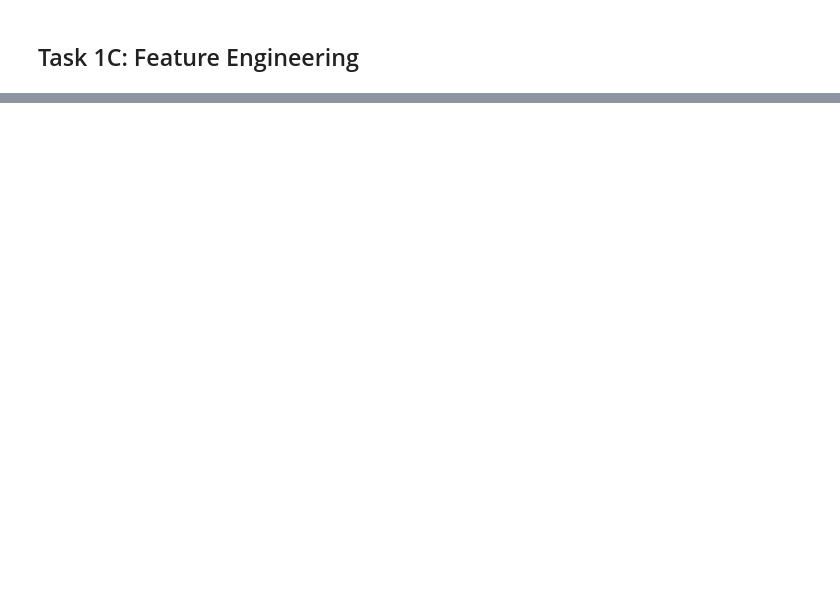
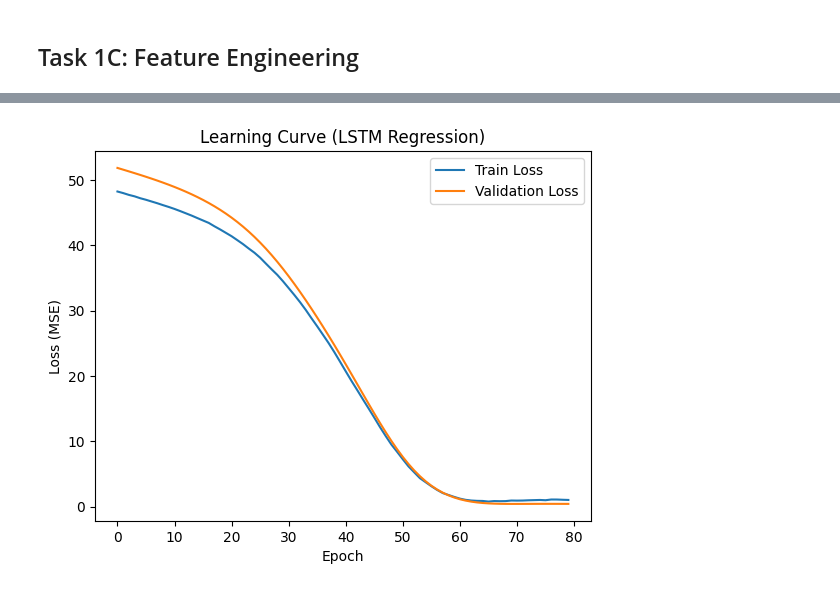
Before and after one commit to amee342/DataMining, a Jupyter notebook: data_exploratory_raghav.ipynb, the cells around one changed output, grey strips where cells are left out. Saved outputs shown, nothing was run; the diff lists cells and outputs as text; code cells hidden in the pictures; blank space fills up the shorter version.

```diff
--- a/data_exploratory_raghav.ipynb
+++ b/data_exploratory_raghav.ipynb
@@ -721,0 +535,85 @@ Accuracy: 0.6240601503759399
+# %%
+split = int(0.8 * len(X))
+X_train, X_test = X[:split], X[split:]
+y_train, y_test = y[:split], y[split:]
+# %%
+class MoodLSTMReg(nn.Module):
+    def __init__(self, input_size, hidden_size=64):
+        super().__init__()
+        self.lstm = nn.LSTM(input_size, hidden_size, batch_first=True)
+        self.dropout = nn.Dropout(0.3)
+        self.fc = nn.Linear(hidden_size, 1)
+
+    def forward(self, x):
+        _, (hidden, _) = self.lstm(x)
+        out = self.dropout(hidden[-1])
+        return self.fc(out).squeeze()
+# %%
+# Initialize model
+model_reg_lstm = MoodLSTMReg(input_size=X.shape[2])
+
+criterion = nn.MSELoss()
+optimizer = torch.optim.Adam(model_reg_lstm.parameters(), lr=0.001)
+
+train_losses = []
+val_losses = []
+
+# Convert to tensors (FLOAT!)
+X_train_t = torch.tensor(X_train, dtype=torch.float32)
+y_train_t = torch.tensor(y_train, dtype=torch.float32)
+
+X_val_t = torch.tensor(X_test, dtype=torch.float32)
+y_val_t = torch.tensor(y_test, dtype=torch.float32)
+
+# Training loop
+for epoch in range(80):
+    model_reg_lstm.train()
+
+    outputs = model_reg_lstm(X_train_t)
+    loss = criterion(outputs, y_train_t)
+
+    optimizer.zero_grad()
+    loss.backward()
+    optimizer.step()
+
+    train_losses.append(loss.item())
+
+    # Validation
+    model_reg_lstm.eval()
+    with torch.no_grad():
+        val_outputs = model_reg_lstm(X_val_t)
+        val_loss = criterion(val_outputs, y_val_t)
+
+    val_losses.append(val_loss.item())
+
+    if (epoch + 1) % 2 == 0:
+        print(f"Epoch {epoch+1}, Train Loss: {loss.item():.4f}, Val Loss: {val_loss.item():.4f}")
+
+
+plt.figure()
+plt.plot(train_losses, label="Train Loss")
+plt.plot(val_losses, label="Validation Loss")
+plt.xlabel("Epoch")
+plt.ylabel("Loss (MSE)")
+plt.title("Learning Curve (LSTM Regression)")
+plt.legend()
+plt.show()
+
+model_reg_lstm.eval()
+
+X_test_t = torch.tensor(X_test, dtype=torch.float32)
+
+with torch.no_grad():
+    preds = model_reg_lstm(X_test_t).numpy()
+
+preds = y_scaler.inverse_transform(preds.reshape(-1, 1)).flatten()
+y_test_real = y_scaler.inverse_transform(y_test.reshape(-1, 1)).flatten()
+
+from sklearn.metrics import mean_squared_error, mean_absolute_error
+
+mse = mean_squared_error(y_test_real, preds)
+mae = mean_absolute_error(y_test_real, preds)
+
+print("MSE:", mse)
+print("MAE:", mae)
+# %% [output]
@@ -721,0 +637 @@ Accuracy: 0.6240601503759399
+[figure, added]
```
Also changed, not shown: parts of 26 cells of this notebook.
